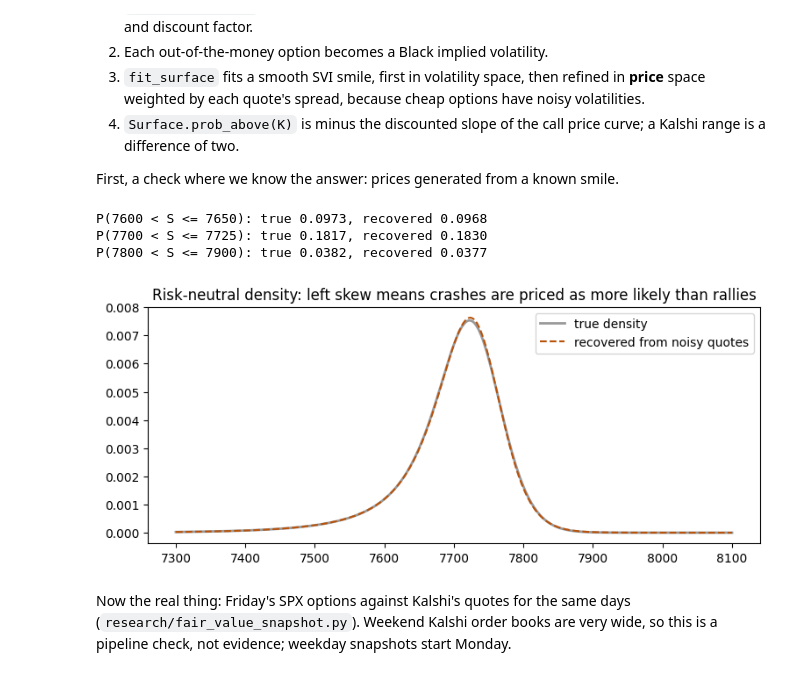
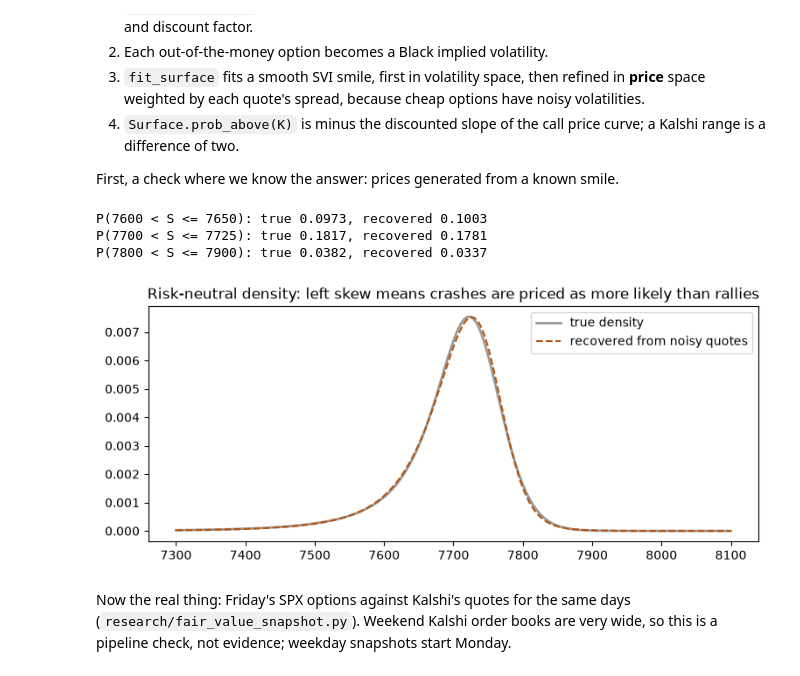
Before and after one commit to tavelarocque/implied-odds-research, a Jupyter notebook: notebooks/tour.ipynb, the cells around one changed output. Drawn from its saved outputs; the diff is of its cells as text; code cells hidden in the pictures.

```diff
--- a/notebooks/tour.ipynb
+++ b/notebooks/tour.ipynb
@@ -121,23 +122,24 @@ Open `implied/bl.py`. The chain of steps:
 First, a check where we know the answer: prices generated from a known smile.
 # %%
 from implied import black_call, black_put, fit_surface, Surface
+rng = np.random.default_rng(2)
 F, T, DF = 7700.0, 5 / 365, 0.9995
 true = Surface(F, DF, T, (0.00002, 0.004, -0.75, 0.002, 0.012), (-1, 1))
 K = np.arange(7000, 8405, 5.0)
 noise = lambda x: np.maximum(x + rng.uniform(-0.15, 0.15, x.shape), 0.05)
 fit = fit_surface(K, noise(black_call(F, K, T, true.sigma(K), DF)), noise(black_put(F, K, T, true.sigma(K), DF)), T, spot_guess=7690)
 for lo, hi in [(7600, 7650), (7700, 7725), (7800, 7900)]:
     print(f"P({lo} < S <= {hi}): true {true.prob_between(lo, hi):.4f}, recovered {fit.prob_between(lo, hi):.4f}")
 grid = np.linspace(7300, 8100, 400)
 plt.figure(figsize=(9, 3.5))
 plt.plot(grid, true.density(grid), label="true density", lw=2, color="#999")
 plt.plot(grid, fit.density(grid), "--", label="recovered from noisy quotes", color="#b8520a")
 plt.title("Risk-neutral density: left skew means crashes are priced as more likely than rallies"); plt.legend(); plt.show()
 # %% [output]
-P(7600 < S <= 7650): true 0.0973, recovered 0.0968
-P(7700 < S <= 7725): true 0.1817, recovered 0.1830
-P(7800 < S <= 7900): true 0.0382, recovered 0.0377
+P(7600 < S <= 7650): true 0.0973, recovered 0.1003
+P(7700 < S <= 7725): true 0.1817, recovered 0.1781
+P(7800 < S <= 7900): true 0.0382, recovered 0.0337
-[figure, old version]
+[figure, new version]
 # %% [markdown]
 Now the real thing: Friday's SPX options against Kalshi's quotes for the same days
 (`research/fair_value_snapshot.py`). Weekend Kalshi order books are very wide, so this is a pipeline check, not
```
Also changed, not shown: parts of 4 cells of this notebook, 1 other file.
